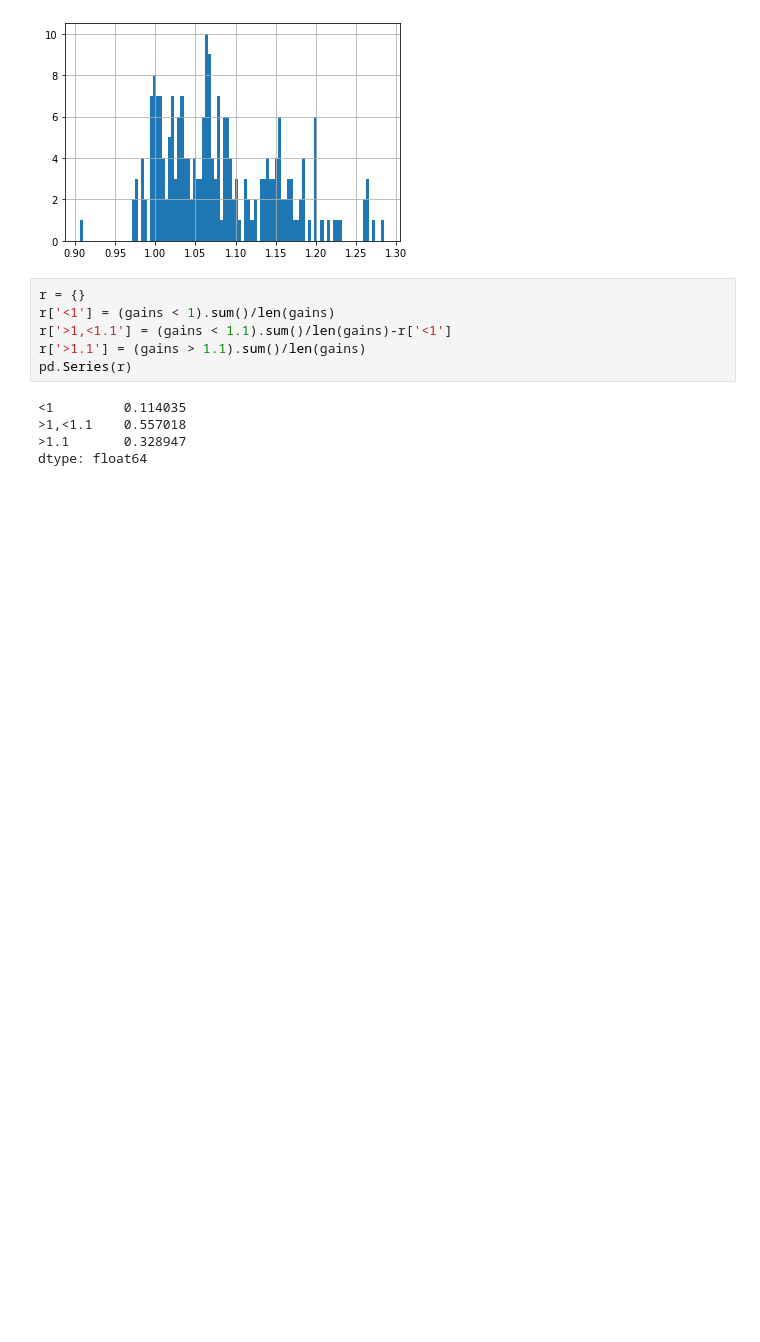
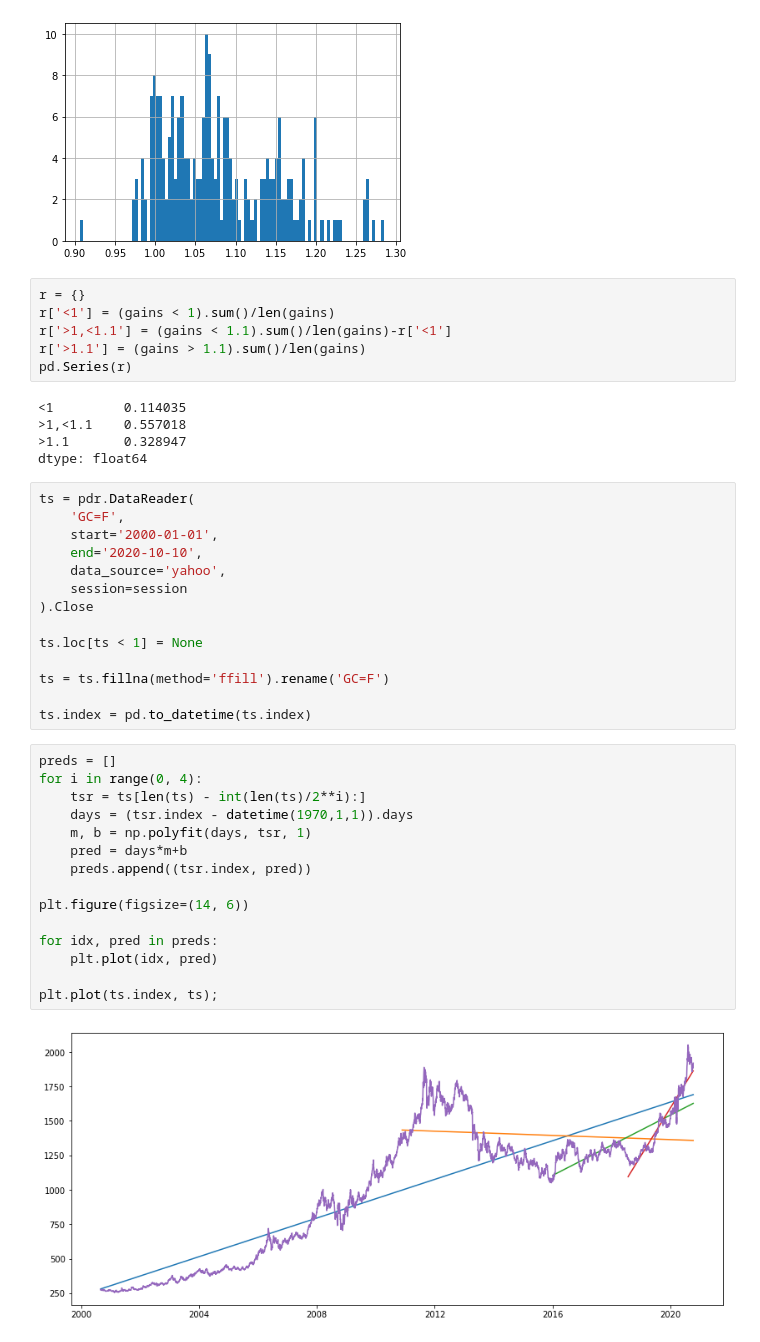
Before and after one commit to dllllb/btrade, a Jupyter notebook: trends.ipynb, the cells around one changed output. Cells and saved outputs as stored; diff of their text form; blank space fills up the shorter version.

```diff
--- a/trends.ipynb
+++ b/trends.ipynb
@@ -136,3 +138,34 @@ pd.Series(r)
 >1,<1.1    0.557018
 >1.1       0.328947
 dtype: float64
+# %%
+ts = pdr.DataReader(
+    'GC=F',
+    start='2000-01-01',
+    end='2020-10-10',
+    data_source='yahoo',
+    session=session
+).Close
+
+ts.loc[ts < 1] = None
+
+ts = ts.fillna(method='ffill').rename('GC=F')
+
+ts.index = pd.to_datetime(ts.index)
+# %%
+preds = []
+for i in range(0, 4):
+    tsr = ts[len(ts) - int(len(ts)/2**i):]
+    days = (tsr.index - datetime(1970,1,1)).days
+    m, b = np.polyfit(days, tsr, 1)
+    pred = days*m+b
+    preds.append((tsr.index, pred))
+
+plt.figure(figsize=(14, 6))
+
+for idx, pred in preds:
+    plt.plot(idx, pred)
+
+plt.plot(ts.index, ts);
+# %% [output]
+[figure, added]
```
Also changed, not shown: parts of 1 cell of this notebook.
